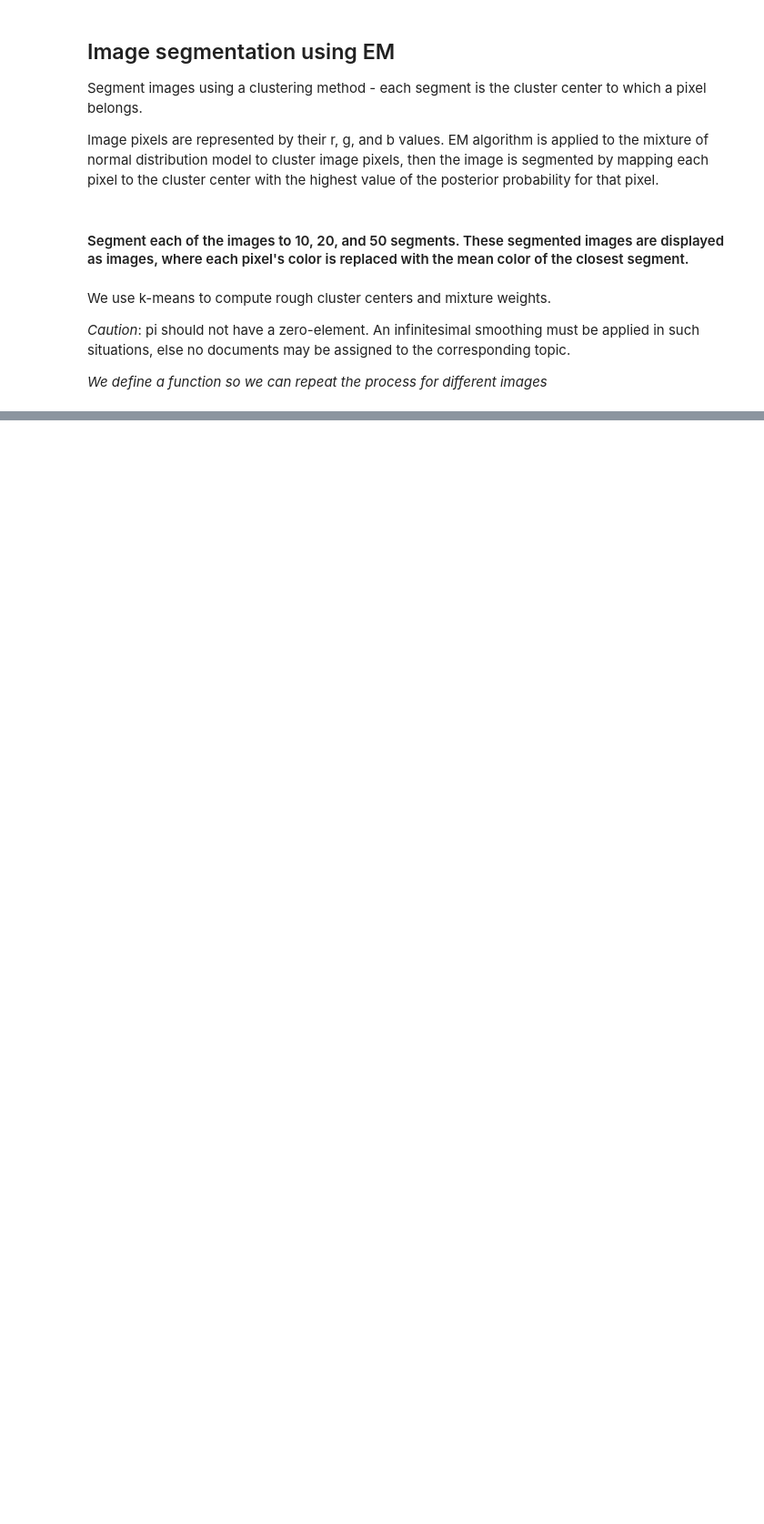
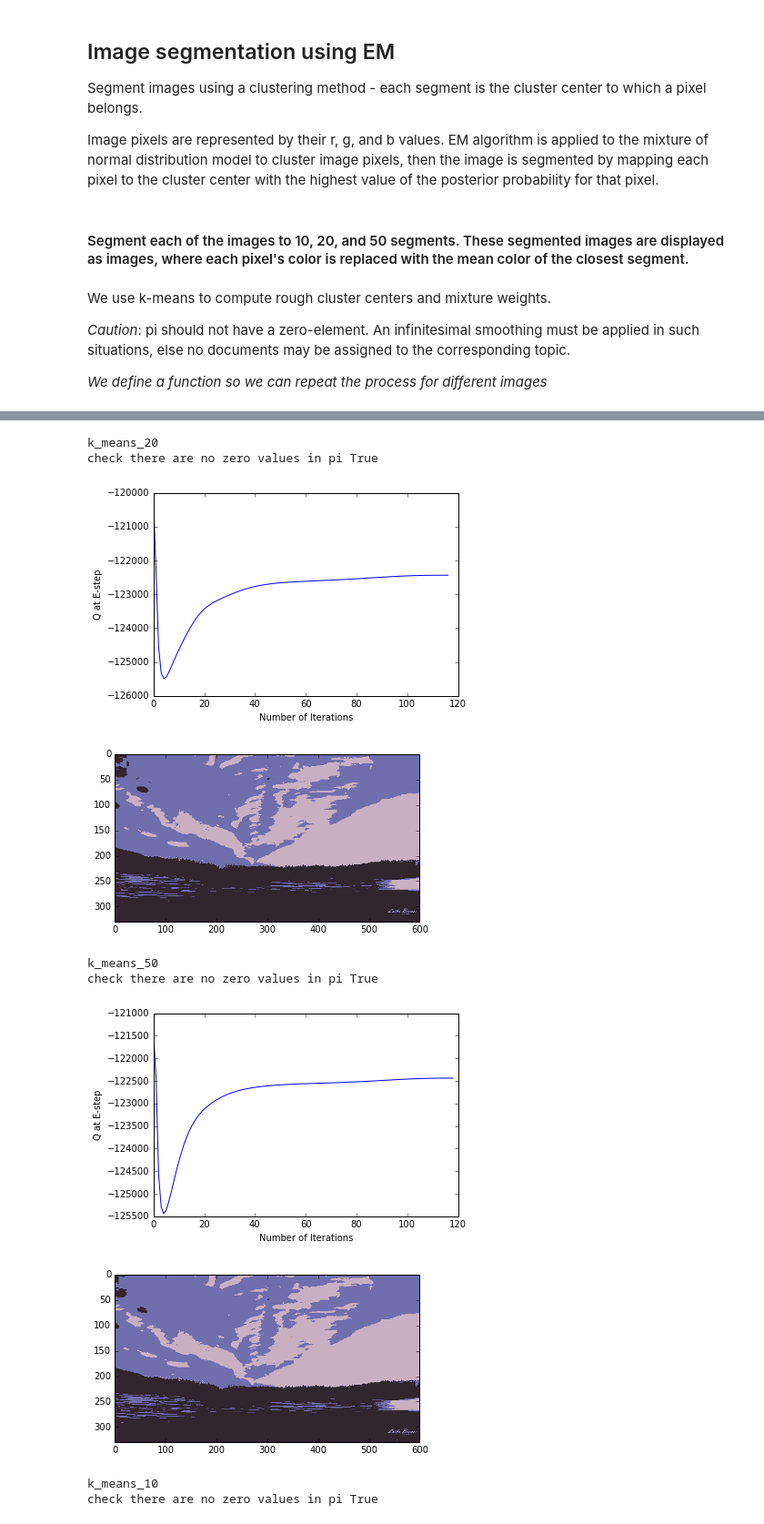
Before and after one commit to zpahuja/EM, a Jupyter notebook: Image segmentation using EM.ipynb, the cells around one changed output, grey strips where cells are left out. Shown at 91% size. Saved outputs shown, nothing was run; the diff lists cells and outputs as text; code cells hidden in the pictures; blank space fills up the shorter version.

```diff
--- a/Image segmentation using EM.ipynb
+++ b/Image segmentation using EM.ipynb
@@ -118,0 +179,24 @@ k_means_20
+# %%
+CONVERGENCE_THRESHOLD = 0.1
+
+# read data
+sunset_img = misc.imread('images/sunset.jpg')
+(H, W, N) = sunset_img.shape
+data = sunset_img.reshape((H * W, N))
+data_centers = np.mean(data, 0)
+data_scale = np.std(data, 0)
+data = pre.scale(data)
+
+# run EM
+EM(data, 'sunset_', W, H, data_centers, data_scale)
+# %% [output]
+k_means_20
+check there are no zero values in pi True
+[figure, added]
+[figure, added]
+k_means_50
+check there are no zero values in pi True
+[figure, added]
+[figure, added]
+k_means_10
+check there are no zero values in pi True
```
Also changed, not shown: parts of 9 cells of this notebook, 19 other files.
